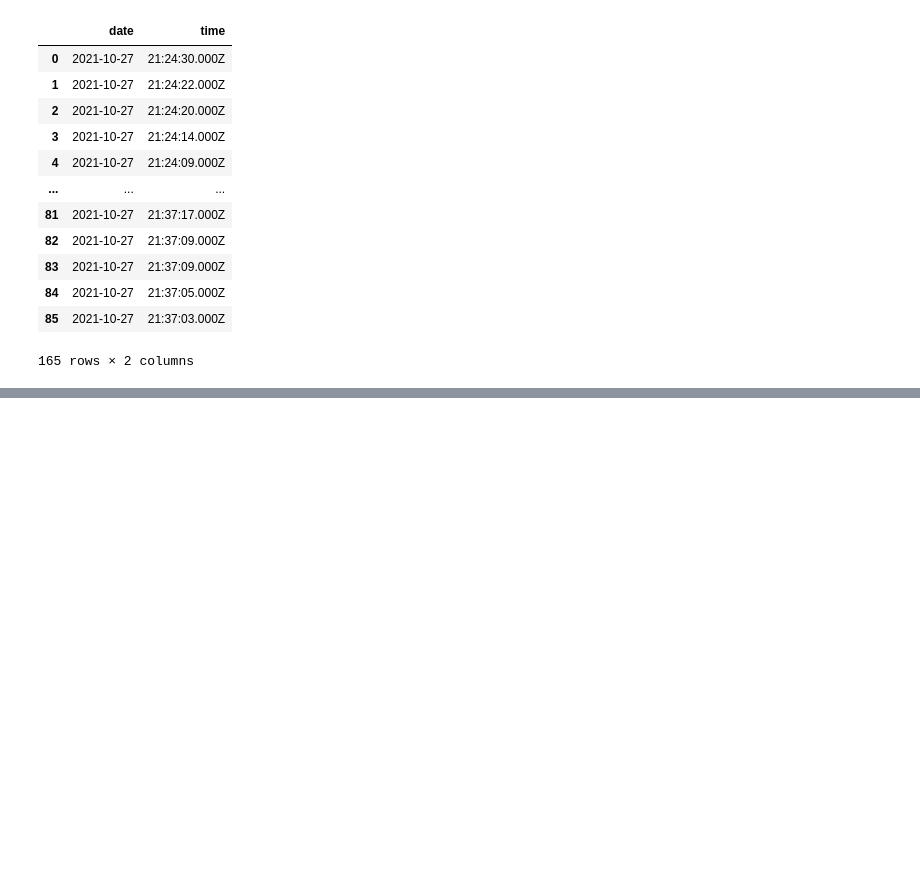
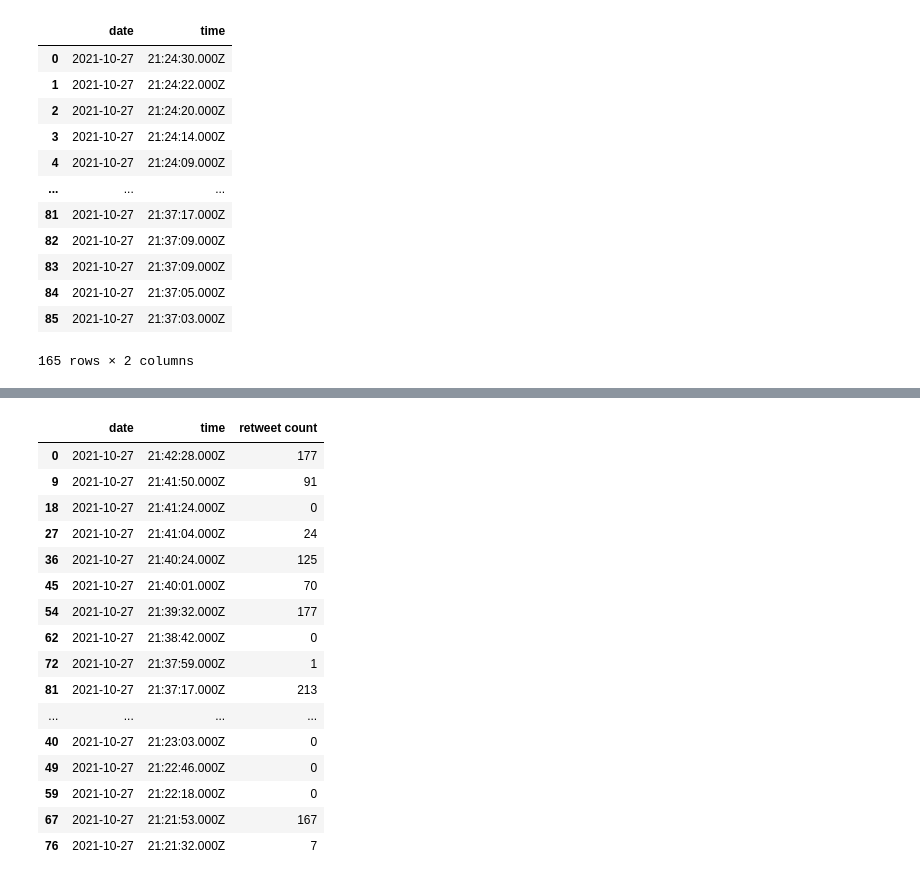
Before and after one commit to sthurstone/Return-Rate-Researchers---Project-I, a Jupyter notebook: API/Twitter_API_Analysis_Tables.ipynb, the cells around one changed output, grey strips where cells are left out. Drawn from its saved outputs; the diff is of its cells as text; code cells hidden in the pictures; blank space fills up the shorter version.

```diff
--- a/API/Twitter_API_Analysis_Tables.ipynb
+++ b/API/Twitter_API_Analysis_Tables.ipynb
@@ -125 +144,23 @@ df_sort
+# %%
+df_sort2 = df_sort.iloc[::9, :]
+df_sort3 = df_sort2.sort_values(by=["time"], ascending=False)
+df_sort3
+# %% [output]
+|  | date | time | retweet count |
+| 0 | 2021-10-27 | 21:42:28.000Z | 177 |
+| 9 | 2021-10-27 | 21:41:50.000Z | 91 |
+| 18 | 2021-10-27 | 21:41:24.000Z | 0 |
+| 27 | 2021-10-27 | 21:41:04.000Z | 24 |
+| 36 | 2021-10-27 | 21:40:24.000Z | 125 |
+| 45 | 2021-10-27 | 21:40:01.000Z | 70 |
+| 54 | 2021-10-27 | 21:39:32.000Z | 177 |
+| 62 | 2021-10-27 | 21:38:42.000Z | 0 |
+| 72 | 2021-10-27 | 21:37:59.000Z | 1 |
+| 81 | 2021-10-27 | 21:37:17.000Z | 213 |
+| ... | ... | ... | ... |
+| 40 | 2021-10-27 | 21:23:03.000Z | 0 |
+| 49 | 2021-10-27 | 21:22:46.000Z | 0 |
+| 59 | 2021-10-27 | 21:22:18.000Z | 0 |
+| 67 | 2021-10-27 | 21:21:53.000Z | 167 |
+| 76 | 2021-10-27 | 21:21:32.000Z | 7 |
 # %%
```
Also changed, not shown: parts of 4 cells of this notebook, 2 other files.
